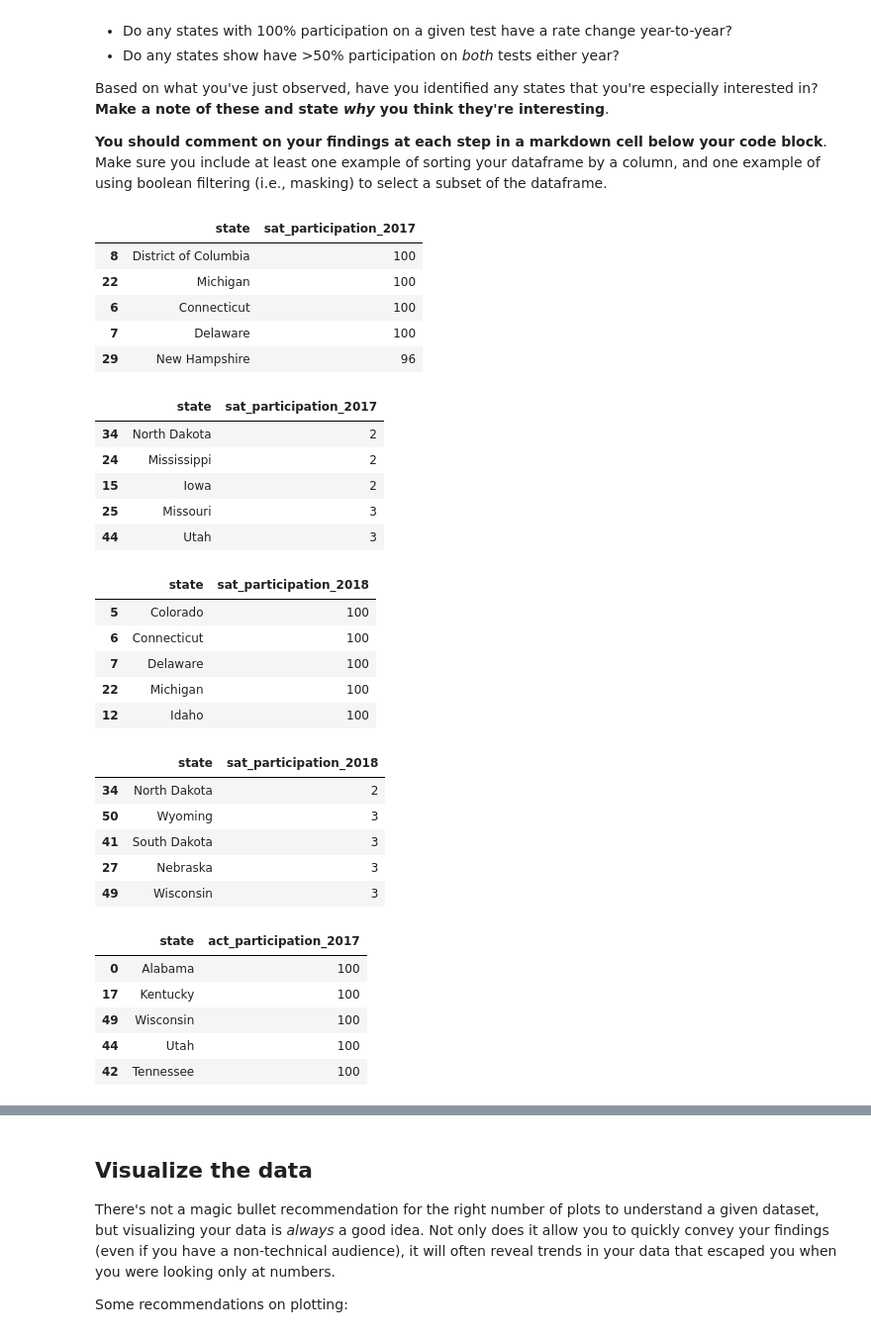
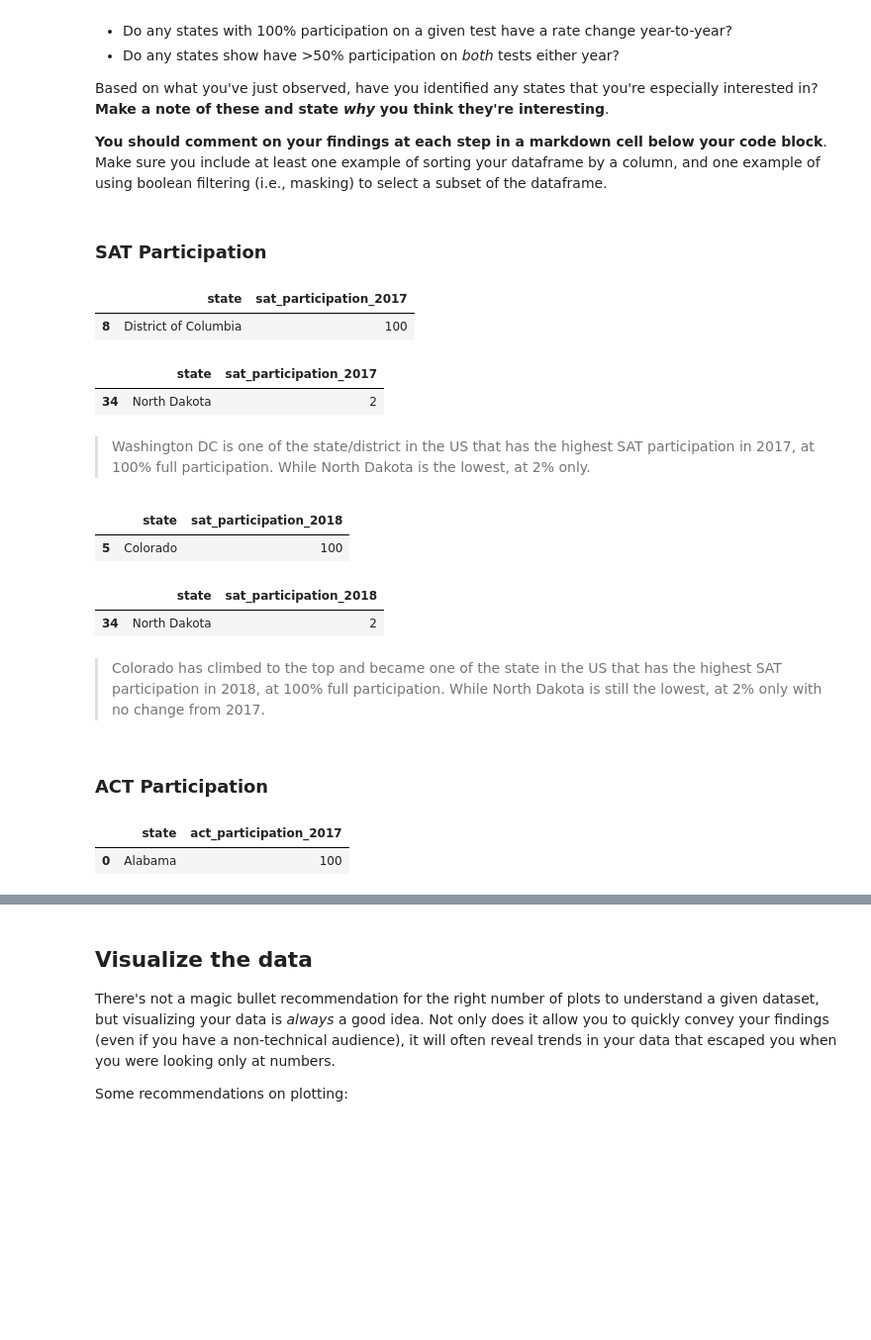
Before and after one commit to vincenttan91/SAT_vs_ACT, a Jupyter notebook: sat_vs_act.ipynb, the cells around one changed output, grey strips where cells are left out. Shown at 99% size. Drawn from its saved outputs; the diff is of its cells as text; code cells hidden in the pictures; blank space fills up the shorter version.

```diff
--- a/sat_vs_act.ipynb
+++ b/sat_vs_act.ipynb
@@ -162,2 +180,3 @@ Answer:
 # %%
-sat_2017.at[20, 'Math'] = sat_2017.loc[20]['Total'] - sat_2017.loc[20]['Evidence-Based Reading and Writing']
+sat_2017.loc[sat_2017['Math']<200, 'Math'] = sat_2017.loc[sat_2017['Math']<200, 'Total'] - sat_2017.loc[sat_2017['Math']<200, 'Evidence-Based Reading and Writing']
+sat_2017.loc[sat_2017['Math']<200, 'Math']
@@ -177,2 +184,0 @@ act_2017.iloc[21][2:5].sum()
-# %%
-act_2017.at[21, 'Science'] = 4*float(act_2017.loc[21]['Composite']) - act_2017.iloc[21][2:5].sum()
@@ -189,0 +192,2 @@ Name: 21, dtype: object
+# %%
+act_2017.loc[act_2017.Science < 10,'Science'] = 4*float(act_2017.loc[act_2017.Science < 10, 'Composite']) - act_2017.loc[act_2017.Science < 10, ['English','Math','Reading']].sum(axis=1)
@@ -693,50 +707,37 @@ Using sorting and/or masking (along with the `.head` method to not print our ent
 Based on what you've just observed, have you identified any states that you're especially interested in? **Make a note of these and state *why* you think they're interesting**.
 
 **You should comment on your findings at each step in a markdown cell below your code block**. Make sure you include at least one example of sorting your dataframe by a column, and one example of using boolean filtering (i.e., masking) to select a subset of the dataframe.
+# %% [markdown]
+### SAT Participation
 # %%
-#code
-final.sort_values('sat_participation_2017', ascending=False)[['state','sat_participation_2017']].head()
+final.sort_values('sat_participation_2017', ascending=False)[['state','sat_participation_2017']].head(1)
 # %% [output]
 |  | state | sat_participation_2017 |
 | 8 | District of Columbia | 100 |
-| 22 | Michigan | 100 |
-| 6 | Connecticut | 100 |
-| 7 | Delaware | 100 |
-| 29 | New Hampshire | 96 |
 # %%
-final.sort_values('sat_participation_2017', ascending=True)[['state','sat_participation_2017']].head()
+final.sort_values('sat_participation_2017', ascending=True)[['state','sat_participation_2017']].head(1)
 # %% [output]
 |  | state | sat_participation_2017 |
 | 34 | North Dakota | 2 |
-| 24 | Mississippi | 2 |
-| 15 | Iowa | 2 |
-| 25 | Missouri | 3 |
-| 44 | Utah | 3 |
+# %% [markdown]
+> Washington DC is one of the state/district in the US that has the highest SAT participation in 2017, at 100% full participation. While North Dakota is the lowest, at 2% only.
 # %%
-final.sort_values('sat_participation_2018', ascending=False)[['state','sat_participation_2018']].head()
+final.sort_values('sat_participation_2018', ascending=False)[['state','sat_participation_2018']].head(1)
 # %% [output]
 |  | state | sat_participation_2018 |
 | 5 | Colorado | 100 |
-| 6 | Connecticut | 100 |
-| 7 | Delaware | 100 |
-| 22 | Michigan | 100 |
-| 12 | Idaho | 100 |
 # %%
-final.sort_values('sat_participation_2018', ascending=True)[['state','sat_participation_2018']].head()
+final.sort_values('sat_participation_2018', ascending=True)[['state','sat_participation_2018']].head(1)
 # %% [output]
 |  | state | sat_participation_2018 |
 | 34 | North Dakota | 2 |
-| 50 | Wyoming | 3 |
-| 41 | South Dakota | 3 |
-| 27 | Nebraska | 3 |
-| 49 | Wisconsin | 3 |
+# %% [markdown]
+> Colorado has climbed to the top and became one of the state in the US that has the highest SAT participation in 2018, at 100% full participation. While North Dakota is still the lowest, at 2% only with no change from 2017.
+# %% [markdown]
+### ACT Participation
 # %%
-final.sort_values('act_participation_2017', ascending=False)[['state','act_participation_2017']].head()
+final.sort_values('act_participation_2017', ascending=False)[['state','act_participation_2017']].head(1)
 # %% [output]
 |  | state | act_participation_2017 |
 | 0 | Alabama | 100 |
-| 17 | Kentucky | 100 |
-| 49 | Wisconsin | 100 |
-| 44 | Utah | 100 |
-| 42 | Tennessee | 100 |
 # %%
```
Also changed, not shown: parts of 111 cells of this notebook, 1 other file.
